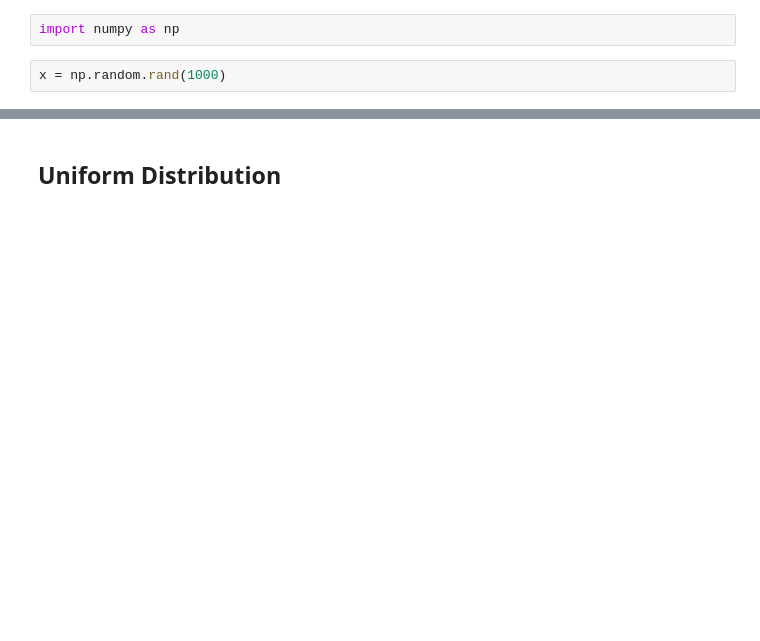
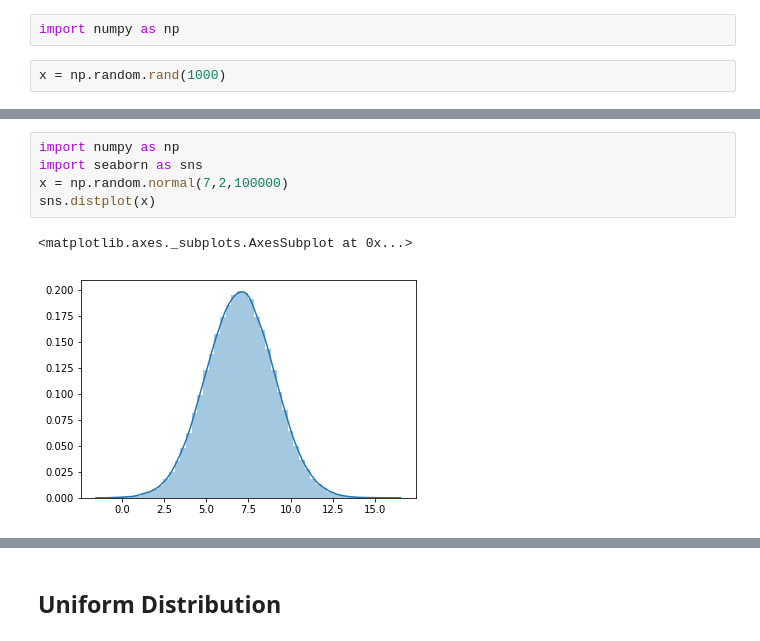
Before and after one commit to roisinanglim/numpy-random, a Jupyter notebook: numpy-random.ipynb, the cells around one changed output, grey strips where cells are left out. Saved outputs shown, nothing was run; the diff lists cells and outputs as text; blank space fills up the shorter version.

```diff
--- a/numpy-random.ipynb
+++ b/numpy-random.ipynb
@@ -71,0 +60,8 @@ x = np.random.rand(1000)
+# %%
+import numpy as np
+import seaborn as sns
+x = np.random.normal(7,2,100000)
+sns.distplot(x)
+# %% [output]
+<matplotlib.axes._subplots.AxesSubplot at 0x...>
+[figure, added]
```
Also changed, not shown: parts of 20 cells of this notebook.
